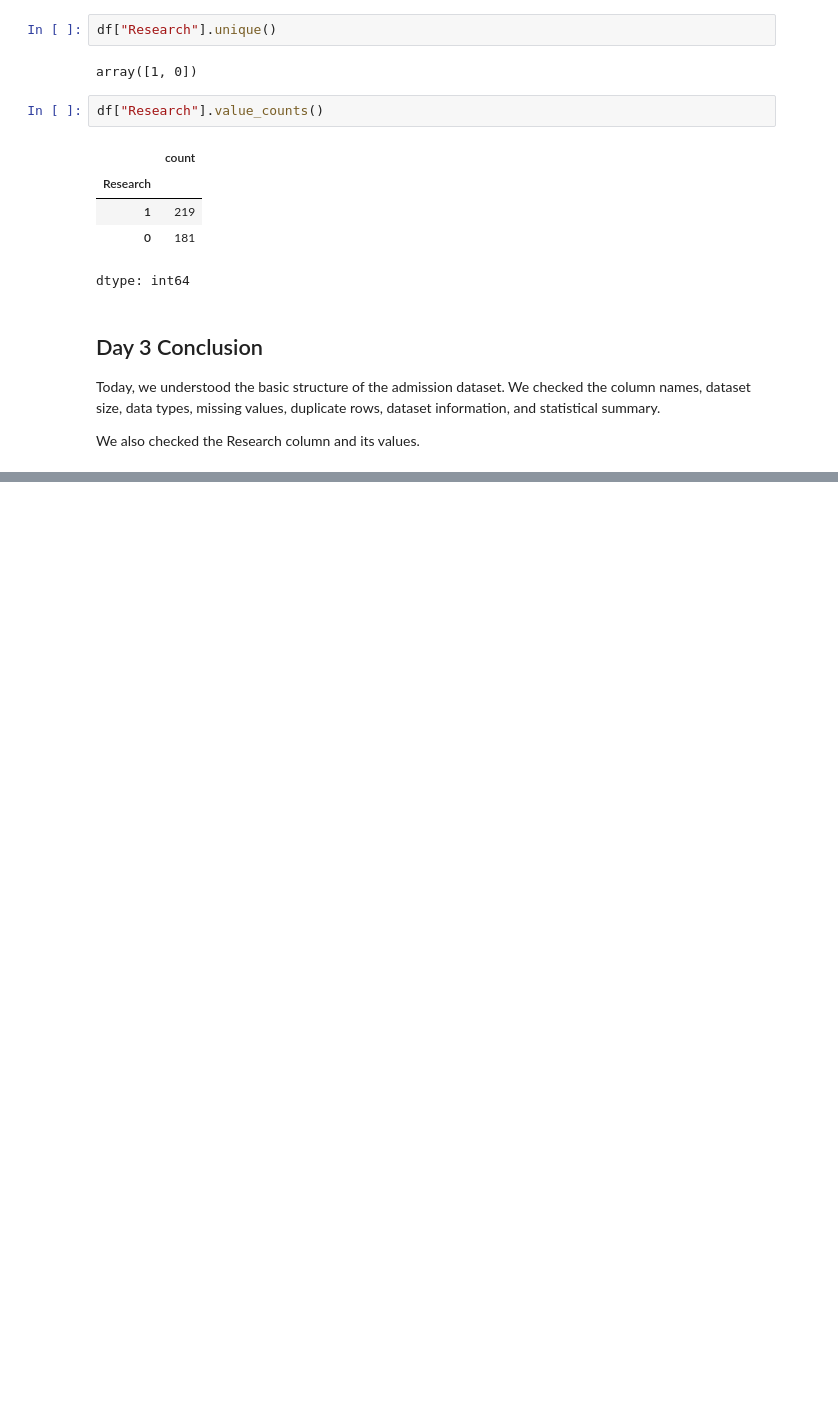
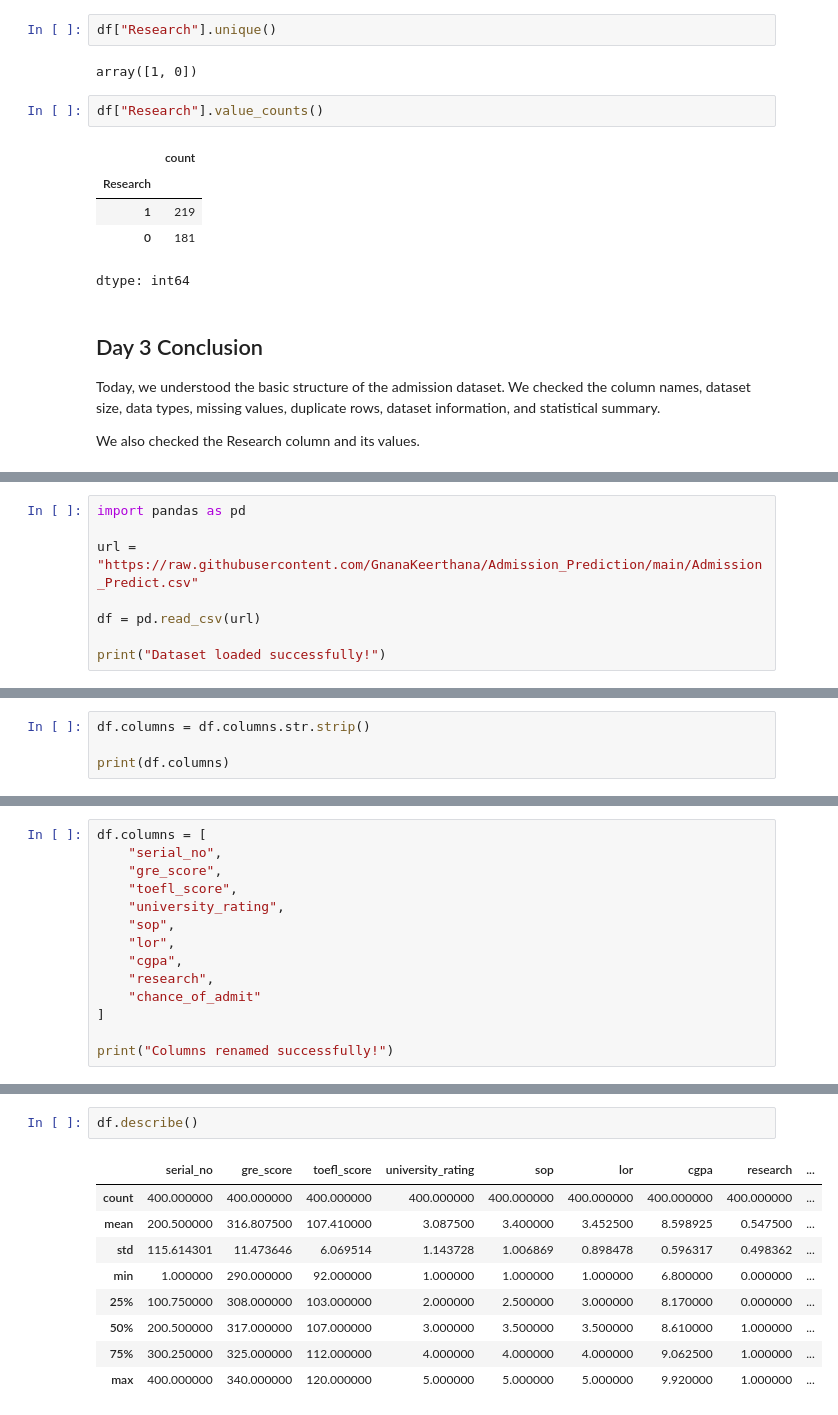
Before and after one commit to sumanamishra1120-ux/Chance-of-Admission-Higher-Studies, a Jupyter notebook: Chance_of_Admission_Higher_Studies.ipynb, the cells around one changed output, grey strips where cells are left out. Drawn from its saved outputs; the diff is of its cells as text; blank space fills up the shorter version.

Commit message:
Day 4 - Renamed and cleaned columns

```diff
--- a/Chance_of_Admission_Higher_Studies.ipynb
+++ b/Chance_of_Admission_Higher_Studies.ipynb
@@ -289,0 +292,8 @@ We also checked the Research column and its values.
+# %%
+import pandas as pd
+
+url = "https://raw.githubusercontent.com/GnanaKeerthana/Admission_Prediction/main/Admission_Predict.csv"
+
+df = pd.read_csv(url)
+
+print("Dataset loaded successfully!")
@@ -289,0 +308,4 @@ We also checked the Research column and its values.
+# %%
+df.columns = df.columns.str.strip()
+
+print(df.columns)
@@ -289,0 +316,14 @@ We also checked the Research column and its values.
+# %%
+df.columns = [
+    "serial_no",
+    "gre_score",
+    "toefl_score",
+    "university_rating",
+    "sop",
+    "lor",
+    "cgpa",
+    "research",
+    "chance_of_admit"
+]
+
+print("Columns renamed successfully!")
@@ -289,0 +379,12 @@ We also checked the Research column and its values.
+# %%
+df.describe()
+# %% [output]
+|  | serial_no | gre_score | toefl_score | university_rating | sop | lor | cgpa | research | ... |
+| count | 400.000000 | 400.000000 | 400.000000 | 400.000000 | 400.000000 | 400.000000 | 400.000000 | 400.000000 | ... |
+| mean | 200.500000 | 316.807500 | 107.410000 | 3.087500 | 3.400000 | 3.452500 | 8.598925 | 0.547500 | ... |
+| std | 115.614301 | 11.473646 | 6.069514 | 1.143728 | 1.006869 | 0.898478 | 0.596317 | 0.498362 | ... |
+| min | 1.000000 | 290.000000 | 92.000000 | 1.000000 | 1.000000 | 1.000000 | 6.800000 | 0.000000 | ... |
+| 25% | 100.750000 | 308.000000 | 103.000000 | 2.000000 | 2.500000 | 3.000000 | 8.170000 | 0.000000 | ... |
+| 50% | 200.500000 | 317.000000 | 107.000000 | 3.000000 | 3.500000 | 3.500000 | 8.610000 | 1.000000 | ... |
+| 75% | 300.250000 | 325.000000 | 112.000000 | 4.000000 | 4.000000 | 4.000000 | 9.062500 | 1.000000 | ... |
+| max | 400.000000 | 340.000000 | 120.000000 | 5.000000 | 5.000000 | 5.000000 | 9.920000 | 1.000000 | ... |
```
Also changed, not shown: parts of 13 cells of this notebook.
